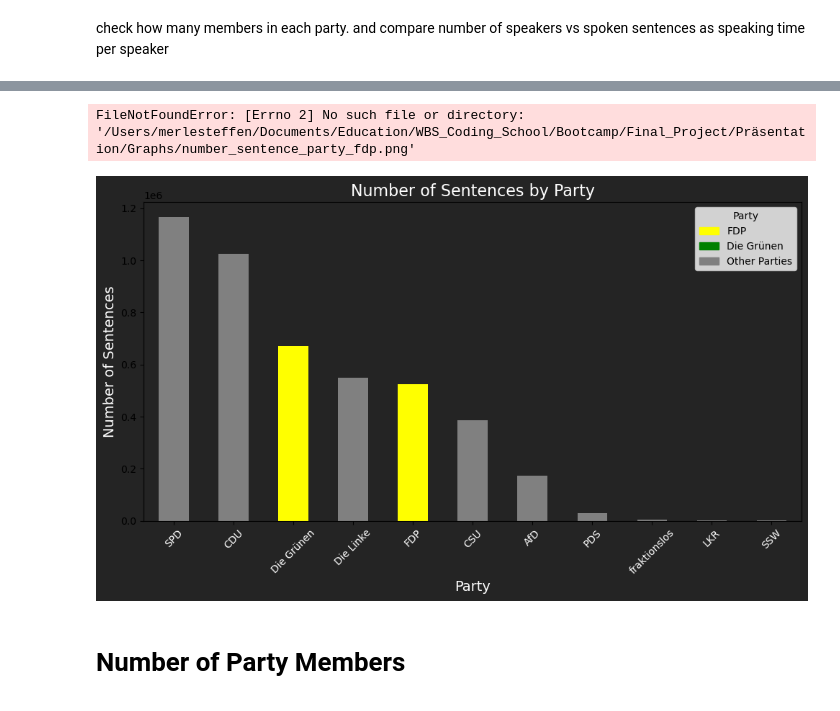
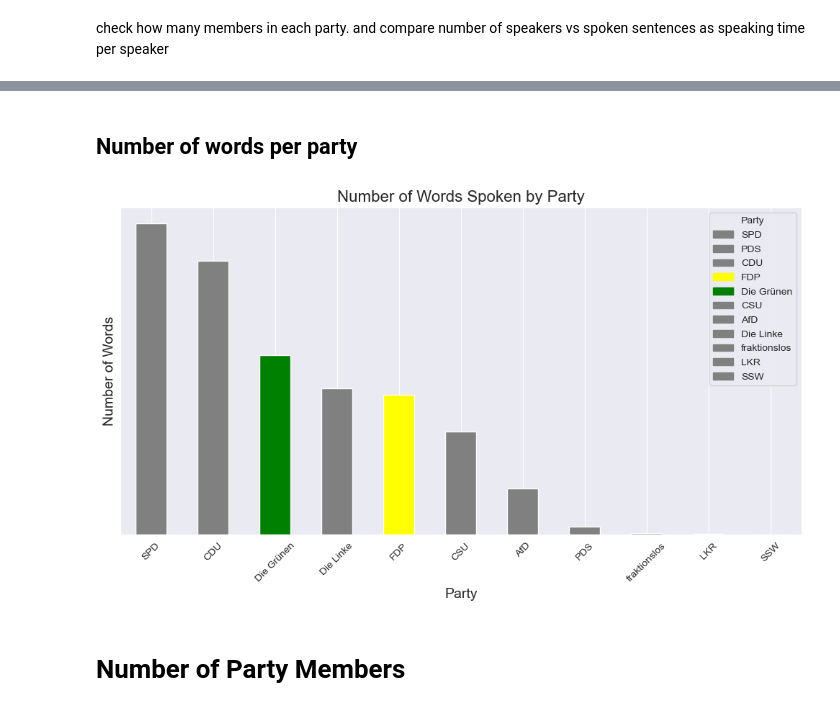
Before and after one commit to MerleSt/Sentiment_In_Session, a Jupyter notebook: Notebooks/5. General_Analysis/some_facts.ipynb, the cells around one changed output, grey strips where cells are left out. Drawn from its saved outputs; the diff is of its cells as text; code cells hidden in the pictures.

```diff
--- a/Notebooks/5. General_Analysis/some_facts.ipynb
+++ b/Notebooks/5. General_Analysis/some_facts.ipynb
@@ -184,40 +116,38 @@ FileNotFoundError: [Errno 2] No such file or directory: '/Users/merlesteffen/Doc
-# %%
-# Import matplotlib.pyplot as plt
-import matplotlib.pyplot as plt
-
-# Assuming 'party_colors_map' is a dictionary that maps parties to their respective colors
-highlight_color = party_colors_map['FDP']  # Replace 'FDP' with the actual key if different
-default_color = 'grey'  # Color for non-highlighted bars
-background_color = '#242424'  # Dark grey background color
-
-# Set the highlight color for FDP and grey for others
-sorted_colors = sorted_party_counts.index.map(lambda x: highlight_color if x == 'FDP' or x=='Die Grünen' else default_color)
-#sorted_colors = ['yellow' if party == 'FDP' else 'green' if party == 'Die Grünen' else 'gray' for party in party_counts.index]
-
-plt.figure(figsize=(10, 6), facecolor=background_color)
-
-# Create the bar plot with the sorted data
-ax = sorted_party_counts.plot(kind='bar', color=sorted_colors)
-plt.title('Number of Sentences by Party', fontsize=16, color='white')
-plt.xlabel('Party', fontsize=14, color='white')
-plt.ylabel('Number of Sentences', fontsize=14, color='white')
-plt.xticks(rotation=45, color='white')
-plt.tight_layout()
-
-ax.set_facecolor(background_color)
-
-# Add the legend for the FDP and Die Grünen
-patches = [plt.Rectangle((0, 0), 1, 1, color=highlight_color),
-          plt.Rectangle((0, 0), 1, 1, color='green'),
-          plt.Rectangle((0, 0), 1, 1, color=default_color)]
-plt.legend(patches, ['FDP', 'Die Grünen', 'Other Parties'], loc='upper right', title='Party')
-
-# Save the figure
-plt.savefig('/Users/merlesteffen/Documents/Education/WBS_Coding_School/Bootcamp/Final_Project/Präsentation/Graphs/number_sentence_party_fdp.png', bbox_inches='tight')
-plt.show();
-# %% [output]
-FileNotFoundError: [Errno 2] No such file or directory: '/Users/merlesteffen/Documents/Education/WBS_Coding_School/Bootcamp/Final_Project/Präsentation/Graphs/number_sentence_party_fdp.png'
-[figure, removed]
+# %% [markdown]
+## Number of words per party
+# %%
+# Count the number of words for each entry in 'Text_Spoken'
+df['Word_Count'] = df['Text_Spoken'].apply(lambda text: len(str(text).split()))
+
+# Aggregate the total word count by party
+party_word_counts = df.groupby('Party')['Word_Count'].sum()
+
+# Sort the word counts in descending order
+sorted_party_word_counts = party_word_counts.sort_values(ascending=False)
+
+# Re-assign colors to each party in the sorted series
+sorted_colors = sorted_party_word_counts.index.map(party_colors_map)
+
+plt.figure(figsize=(10, 6))
+
+# Create the bar plot with the sorted data
+sorted_party_counts.plot(kind='bar', color=sorted_colors)
+# Make sure to update the plot title and y-axis label to reflect that you're now plotting word counts
+plt.title('Number of Words Spoken by Party', fontsize=16)
+plt.ylabel('Number of Words', fontsize=14)
+plt.xlabel('Party', fontsize=14)
+plt.xticks(rotation=45)
+# Remove the y-tick labels
+plt.yticks([])
+plt.tight_layout()
+
+# Add the legend for the parties
+patches = [plt.Rectangle((0,0),1,1, color=party_colors_map[name]) for name in party_colors_map]
+plt.legend(patches, party_colors_map.keys(), loc='upper right', title='Party')
+plt.savefig('/Users/merlesteffen/Documents/Education/WBS_Coding_School/Bootcamp/Sentiment_In_Session/Präsentation/Graphs/number_words_party.png', bbox_inches='tight')
+plt.show();
+# %% [output]
+[figure, added]
 # %% [markdown]
 # Number of Party Members
 # %%
```
Also changed, not shown: parts of 13 cells of this notebook, 1 other file.
